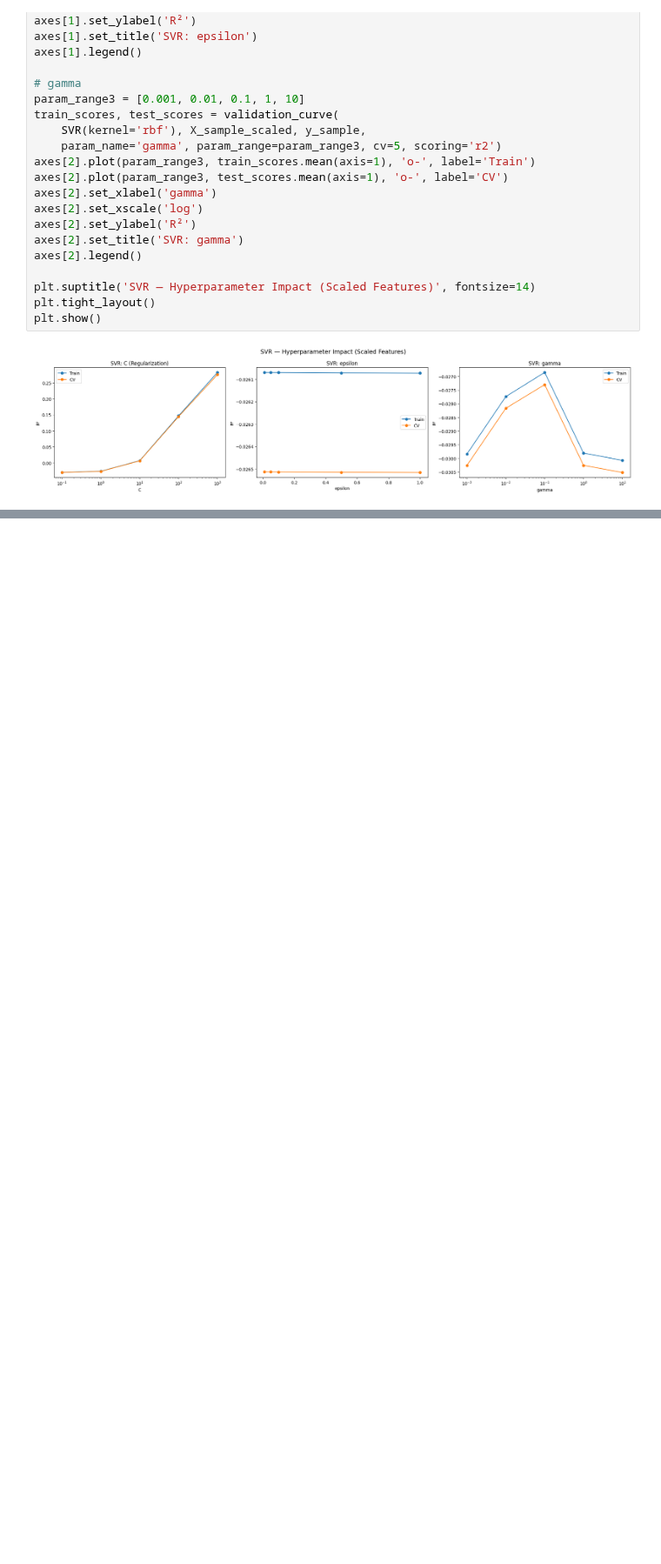
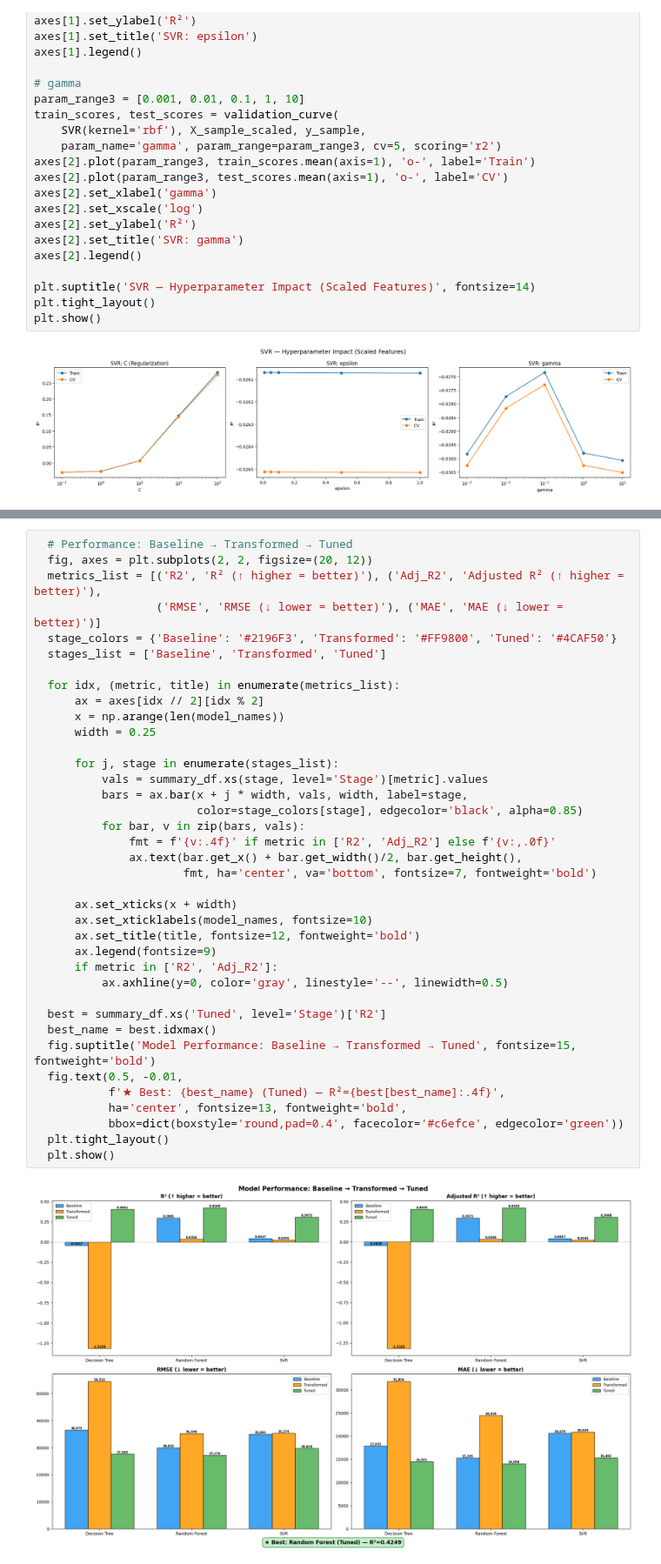
Before and after one commit to GetMeoutt/P2-Deliverable-2, a Jupyter notebook: Deliverable2.ipynb, the cells around one changed output, grey strips where cells are left out. Shown at 87% size. Saved outputs shown, nothing was run; the diff lists cells and outputs as text; blank space fills up the shorter version.

```diff
--- a/Deliverable2.ipynb
+++ b/Deliverable2.ipynb
@@ -552,0 +797,40 @@ gc.collect()
+# %%
+  # Performance: Baseline → Transformed → Tuned
+  fig, axes = plt.subplots(2, 2, figsize=(20, 12))
+  metrics_list = [('R2', 'R² (↑ higher = better)'), ('Adj_R2', 'Adjusted R² (↑ higher = better)'),
+                  ('RMSE', 'RMSE (↓ lower = better)'), ('MAE', 'MAE (↓ lower = better)')]
+  stage_colors = {'Baseline': '#2196F3', 'Transformed': '#FF9800', 'Tuned': '#4CAF50'}
+  stages_list = ['Baseline', 'Transformed', 'Tuned']
+
+  for idx, (metric, title) in enumerate(metrics_list):
+      ax = axes[idx // 2][idx % 2]
+      x = np.arange(len(model_names))
+      width = 0.25
+
+      for j, stage in enumerate(stages_list):
+          vals = summary_df.xs(stage, level='Stage')[metric].values
+          bars = ax.bar(x + j * width, vals, width, label=stage,
+                        color=stage_colors[stage], edgecolor='black', alpha=0.85)
+          for bar, v in zip(bars, vals):
+              fmt = f'{v:.4f}' if metric in ['R2', 'Adj_R2'] else f'{v:,.0f}'
+              ax.text(bar.get_x() + bar.get_width()/2, bar.get_height(),
+                      fmt, ha='center', va='bottom', fontsize=7, fontweight='bold')
+
+      ax.set_xticks(x + width)
+      ax.set_xticklabels(model_names, fontsize=10)
+      ax.set_title(title, fontsize=12, fontweight='bold')
+      ax.legend(fontsize=9)
+      if metric in ['R2', 'Adj_R2']:
+          ax.axhline(y=0, color='gray', linestyle='--', linewidth=0.5)
+
+  best = summary_df.xs('Tuned', level='Stage')['R2']
+  best_name = best.idxmax()
+  fig.suptitle('Model Performance: Baseline → Transformed → Tuned', fontsize=15, fontweight='bold')
+  fig.text(0.5, -0.01,
+           f'★ Best: {best_name} (Tuned) — R²={best[best_name]:.4f}',
+           ha='center', fontsize=13, fontweight='bold',
+           bbox=dict(boxstyle='round,pad=0.4', facecolor='#c6efce', edgecolor='green'))
+  plt.tight_layout()
+  plt.show()
+# %% [output]
+[figure, added]
```
Also changed, not shown: parts of 14 cells of this notebook, 2 other files.
